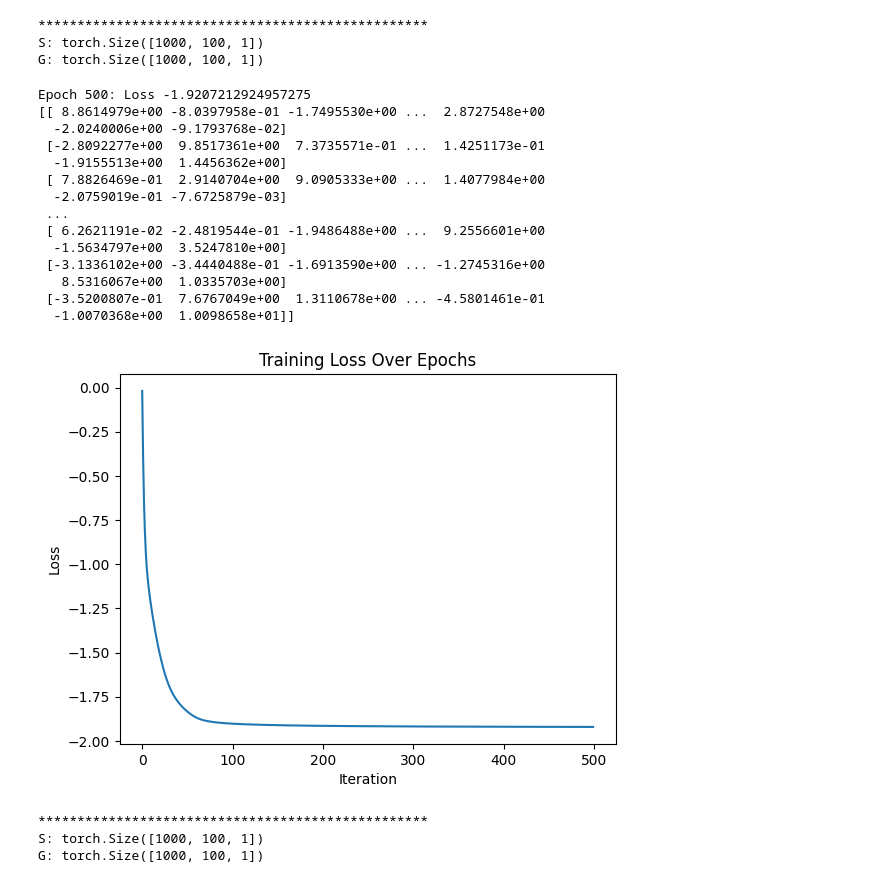
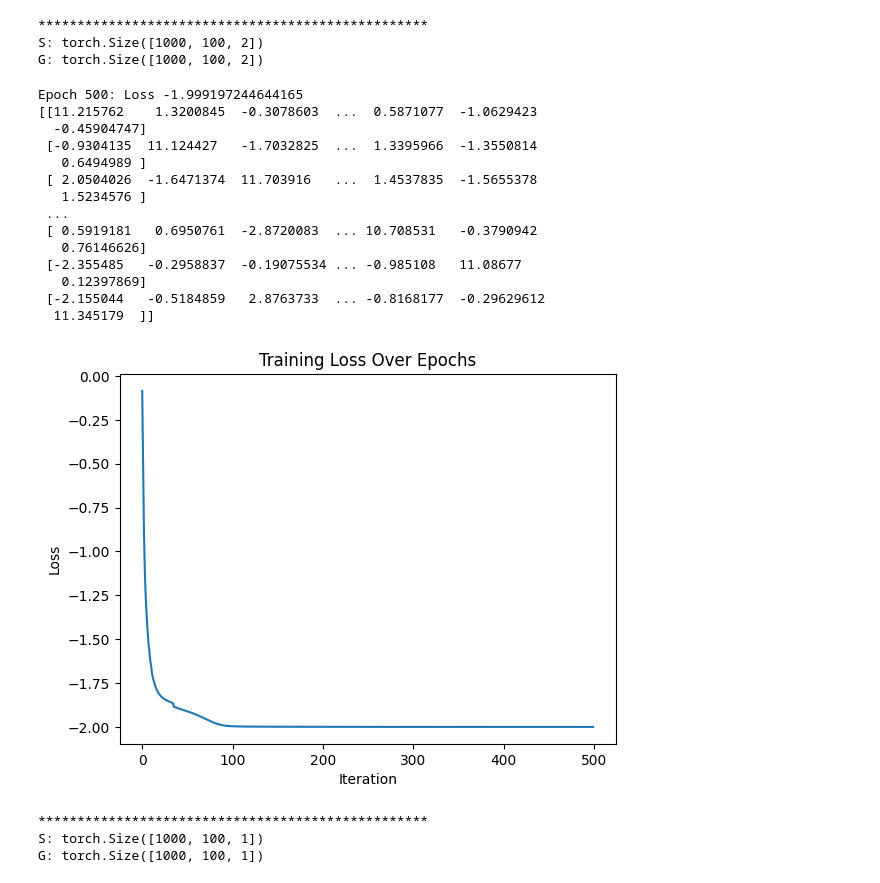
Before and after one commit to darkwilldie/MUSE, a Jupyter notebook: MUSE_demo/tangram_test.ipynb, the cells around one changed output. Cells and saved outputs as stored; diff of their text form; code cells hidden in the pictures.

```diff
--- a/MUSE_demo/tangram_test.ipynb
+++ b/MUSE_demo/tangram_test.ipynb
@@ -8,33 +7,33 @@ latent_st = np.load('latent_sc_st/latent_st.npy')
 # %%
 import sim_tangram.train_tangram as tg_cca
 # tangram
 tangram_sim, _ = tg_cca.read_csv_and_run_tangram(
-    [torch.tensor(latent_sc, device='cuda:0')],
-    [torch.tensor(latent_st, device='cuda:0')],
+    [torch.tensor(latent_sc, device='cuda:0'), torch.tensor(latent_st, device='cuda:0')],
+    [torch.tensor(latent_st, device='cuda:0'), torch.tensor(latent_sc, device='cuda:0')],
     num_epochs=500,
     print_interval=500,
     lambda_g1=1,
     lambda_g2=1,
 )
 # %% [output]
 **************************************************
-S: torch.Size([1000, 100, 1])
-G: torch.Size([1000, 100, 1])
+S: torch.Size([1000, 100, 2])
+G: torch.Size([1000, 100, 2])
-Epoch 500: Loss -1.9207212924957275
-[[ 8.8614979e+00 -8.0397958e-01 -1.7495530e+00 ...  2.8727548e+00
-  -2.0240006e+00 -9.1793768e-02]
- [-2.8092277e+00  9.8517361e+00  7.3735571e-01 ...  1.4251173e-01
-  -1.9155513e+00  1.4456362e+00]
- [ 7.8826469e-01  2.9140704e+00  9.0905333e+00 ...  1.4077984e+00
-  -2.0759019e-01 -7.6725879e-03]
+Epoch 500: Loss -1.999197244644165
+[[11.215762    1.3200845  -0.3078603  ...  0.5871077  -1.0629423
+  -0.45904747]
+ [-0.9304135  11.124427   -1.7032825  ...  1.3395966  -1.3550814
+   0.6494989 ]
+ [ 2.0504026  -1.6471374  11.703916   ...  1.4537835  -1.5655378
+   1.5234576 ]
  ...
- [ 6.2621191e-02 -2.4819544e-01 -1.9486488e+00 ...  9.2556601e+00
-  -1.5634797e+00  3.5247810e+00]
- [-3.1336102e+00 -3.4440488e-01 -1.6913590e+00 ... -1.2745316e+00
-   8.5316067e+00  1.0335703e+00]
- [-3.5200807e-01  7.6767049e+00  1.3110678e+00 ... -4.5801461e-01
-  -1.0070368e+00  1.0098658e+01]]
+ [ 0.5919181   0.6950761  -2.8720083  ... 10.708531   -0.3790942
+   0.76146626]
+ [-2.355485   -0.2958837  -0.19075534 ... -0.985108   11.08677
+   0.12397869]
+ [-2.155044   -0.5184859   2.8763733  ... -0.8168177  -0.29629612
+  11.345179  ]]
-[figure, old version]
+[figure, new version]
 # %%
 # 用cosine_similarity驱动的tangram进行计算
 
```
Also changed, not shown: parts of 3 cells of this notebook, 4 other files.
